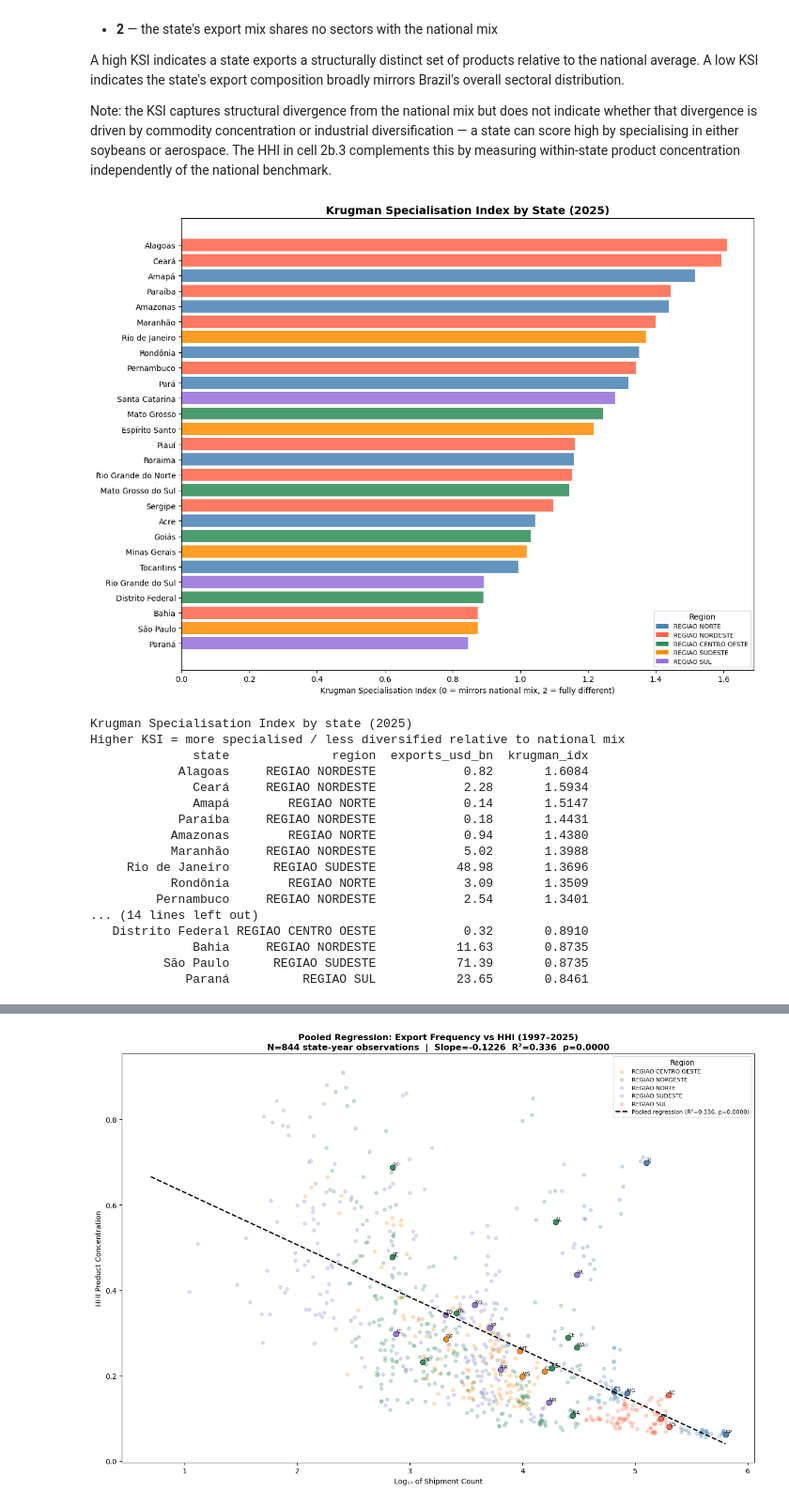
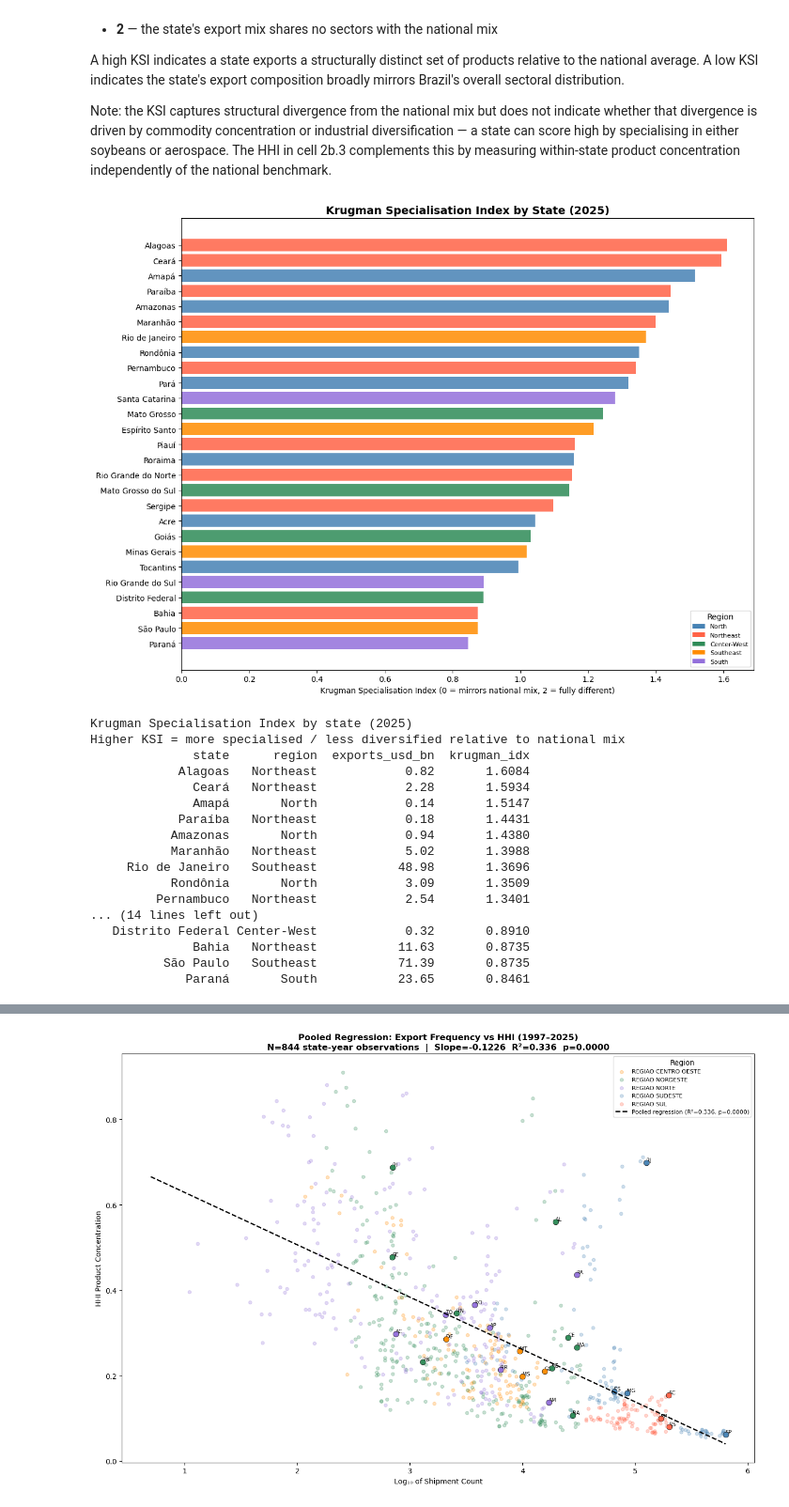
Before and after one commit to Eduardo-kohn/brazil-state-trade-analysis, a Jupyter notebook: SRC/Analysis/step2b_advanced_competitiveness.ipynb, the cells around one changed output, grey strips where cells are left out. Shown at 94% size. Saved outputs shown, nothing was run; the diff lists cells and outputs as text; code cells hidden in the pictures.

```diff
--- a/SRC/Analysis/step2b_advanced_competitiveness.ipynb
+++ b/SRC/Analysis/step2b_advanced_competitiveness.ipynb
@@ -219,52 +219,60 @@ df_krugman = (
 )
 df_krugman['krugman_idx'] = df_krugman['krugman_idx'].round(4)
 df_krugman = df_krugman.merge(df_state[['uf', 'exports_usd_bn', 'region']], on='uf', how='left')
+
+## Translate region names to English
+region_name_map = {
+    'REGIAO NORDESTE'    : 'Northeast',
+    'REGIAO NORTE'       : 'North',
+    'REGIAO SUDESTE'     : 'Southeast',
+    'REGIAO CENTRO OESTE': 'Center-West',
+    'REGIAO SUL'         : 'South',
+    'REGIAO NAO DECLARADA': 'Undeclared'
+}
+df_krugman['region'] = df_krugman['region'].map(region_name_map).fillna(df_krugman['region'])
+
 df_krugman_plot = df_krugman.sort_values('krugman_idx', ascending=True)
-
 ## Colour by region
 region_colors = {
     r: c for r, c in zip(
         df_krugman['region'].dropna().unique(),
         ['steelblue', 'tomato', 'seagreen', 'darkorange', 'mediumpurple']
     )
 }
 bar_colors = df_krugman_plot['region'].map(region_colors).fillna('lightgray')
-
 fig, ax = plt.subplots(figsize=(12, 9))
 ax.barh(df_krugman_plot['state'], df_krugman_plot['krugman_idx'], color=bar_colors, alpha=0.85)
 ax.set_title(f'Krugman Specialisation Index by State ({MAX_YEAR})',
              fontsize=14, fontweight='bold')
 ax.set_xlabel('Krugman Specialisation Index (0 = mirrors national mix, 2 = fully different)')
-
 ## Region legend
 from matplotlib.patches import Patch
 legend_elements = [Patch(facecolor=c, label=r) for r, c in region_colors.items()]
 ax.legend(handles=legend_elements, fontsize=8, title='Region')
 plt.tight_layout()
 plt.savefig('output_2b2_krugman.png', dpi=150)
 plt.show()
-
 print(f"\nKrugman Specialisation Index by state ({MAX_YEAR})")
 print("Higher KSI = more specialised / less diversified relative to national mix")
 print(df_krugman[['state', 'region', 'exports_usd_bn', 'krugman_idx']]
       .sort_values('krugman_idx', ascending=False)
       .to_string(index=False))
 # %% [output]
-[figure, old version]
+[figure, new version]
 Krugman Specialisation Index by state (2025)
 Higher KSI = more specialised / less diversified relative to national mix
-              state              region  exports_usd_bn  krugman_idx
-            Alagoas     REGIAO NORDESTE            0.82       1.6084
-              Ceará     REGIAO NORDESTE            2.28       1.5934
-              Amapá        REGIAO NORTE            0.14       1.5147
-            Paraíba     REGIAO NORDESTE            0.18       1.4431
-           Amazonas        REGIAO NORTE            0.94       1.4380
-           Maranhão     REGIAO NORDESTE            5.02       1.3988
-     Rio de Janeiro      REGIAO SUDESTE           48.98       1.3696
-           Rondônia        REGIAO NORTE            3.09       1.3509
-         Pernambuco     REGIAO NORDESTE            2.54       1.3401
+              state      region  exports_usd_bn  krugman_idx
+            Alagoas   Northeast            0.82       1.6084
+              Ceará   Northeast            2.28       1.5934
+              Amapá       North            0.14       1.5147
+            Paraíba   Northeast            0.18       1.4431
+           Amazonas       North            0.94       1.4380
+           Maranhão   Northeast            5.02       1.3988
+     Rio de Janeiro   Southeast           48.98       1.3696
+           Rondônia       North            3.09       1.3509
+         Pernambuco   Northeast            2.54       1.3401
 ... (14 lines left out)
-   Distrito Federal REGIAO CENTRO OESTE            0.32       0.8910
-              Bahia     REGIAO NORDESTE           11.63       0.8735
-          São Paulo      REGIAO SUDESTE           71.39       0.8735
-             Paraná          REGIAO SUL           23.65       0.8461
+   Distrito Federal Center-West            0.32       0.8910
+              Bahia   Northeast           11.63       0.8735
+          São Paulo   Southeast           71.39       0.8735
+             Paraná       South           23.65       0.8461
```
Also changed, not shown: parts of 14 cells of this notebook.
